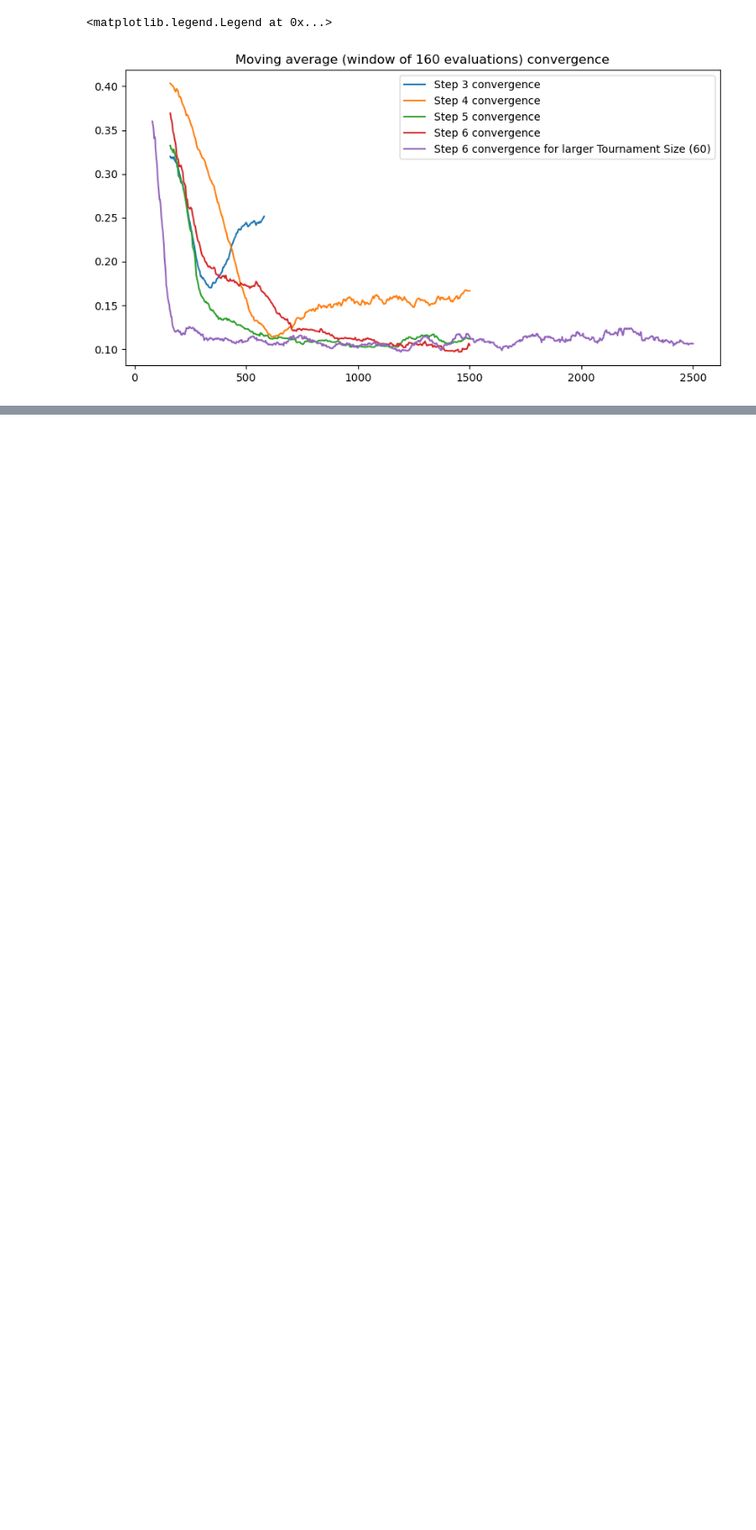
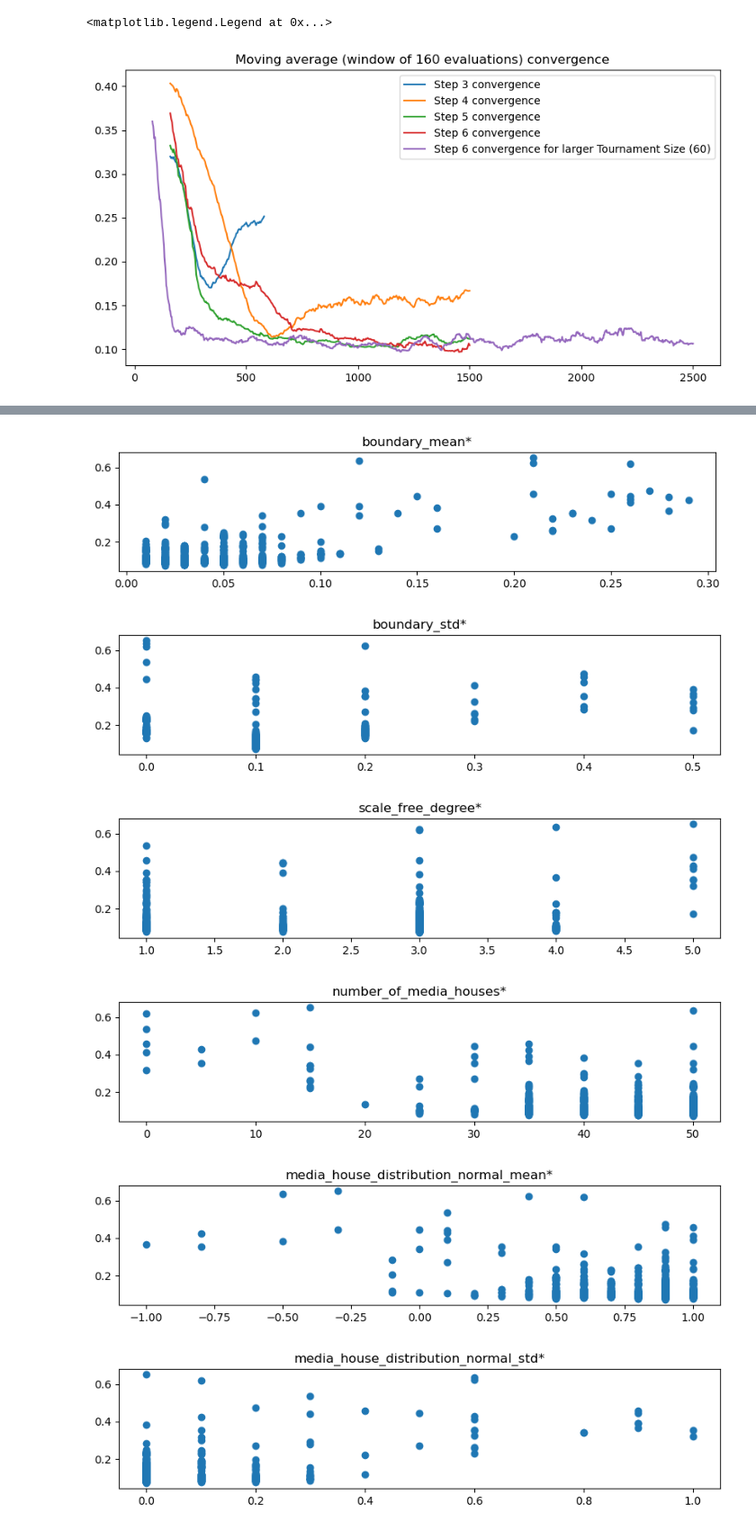
Before and after one commit to frantisek901/Spirals, a Jupyter notebook: Media/PlotBehaviorSearchConvergence.ipynb, the cells around one changed output, grey strips where cells are left out. Shown at 90% size. Saved outputs shown, nothing was run; the diff lists cells and outputs as text; code cells hidden in the pictures; blank space fills up the shorter version.

```diff
--- a/Media/PlotBehaviorSearchConvergence.ipynb
+++ b/Media/PlotBehaviorSearchConvergence.ipynb
@@ -126,0 +130,34 @@ plt.legend()
+# %%
+# lets try this for the Psize 60 first
+column_names = objFunctionHistory_Tsize60.columns
+names_of_params_of_interest = ['boundary_mean*',
+      'boundary_std*', 'scale_free_degree*','number_of_media_houses*',
+       'media_house_distribution_normal_mean*',
+       'media_house_distribution_normal_std*',
+       'opinion_mean*', 'opinion_std*',
+       'media_influence_factor*', 'silence_alpha*', 'silence_tau*',
+       'silence_delta0*']
+
+params_of_interest = objFunctionHistory_Tsize60[names_of_params_of_interest]
+# print(params_of_interest)
+fitness = objFunctionHistory_Tsize60['fitness']
+
+for param_name in names_of_params_of_interest:
+    param_values = objFunctionHistory_Tsize60[param_name]
+    # zeros = np.zeros_like(param_values)
+    plt.figure(figsize=(10, 2))
+    # plt.scatter(param_values, zeros, )
+    plt.scatter(param_values, fitness)
+    plt.title(param_name)
+
+
+    # for i, val in enumerate(param_values):
+    #     this_eval_no=objFunctionHistory_Tsize60['evaluation'].iloc[i]
+    #     this_fitness=objFunctionHistory_Tsize60['evaluation'].iloc[i]
+# %% [output]
+[figure, added]
+[figure, added]
+[figure, added]
+[figure, added]
+[figure, added]
+[figure, added]
```
Also changed, not shown: parts of 4 cells of this notebook, 1 other file.
